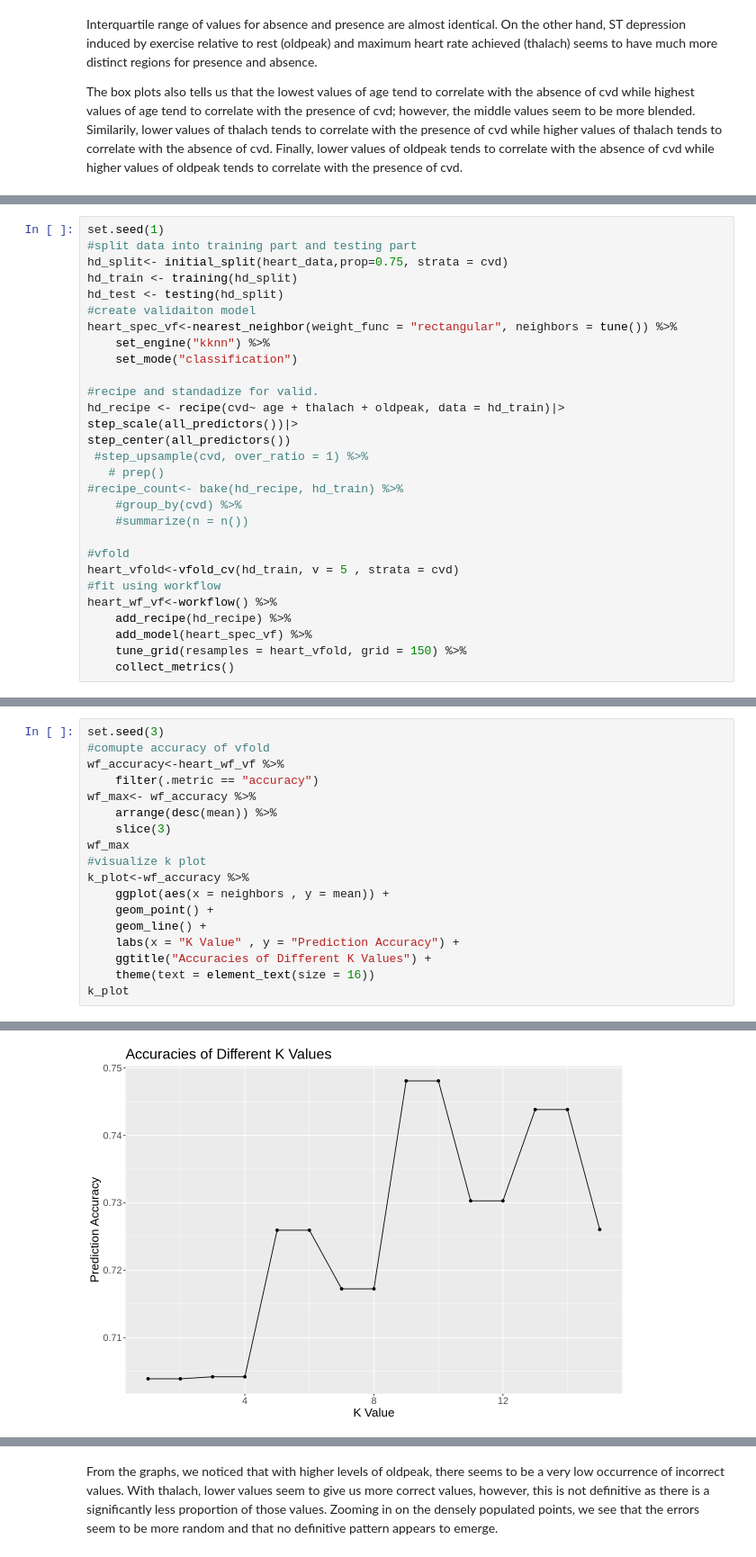
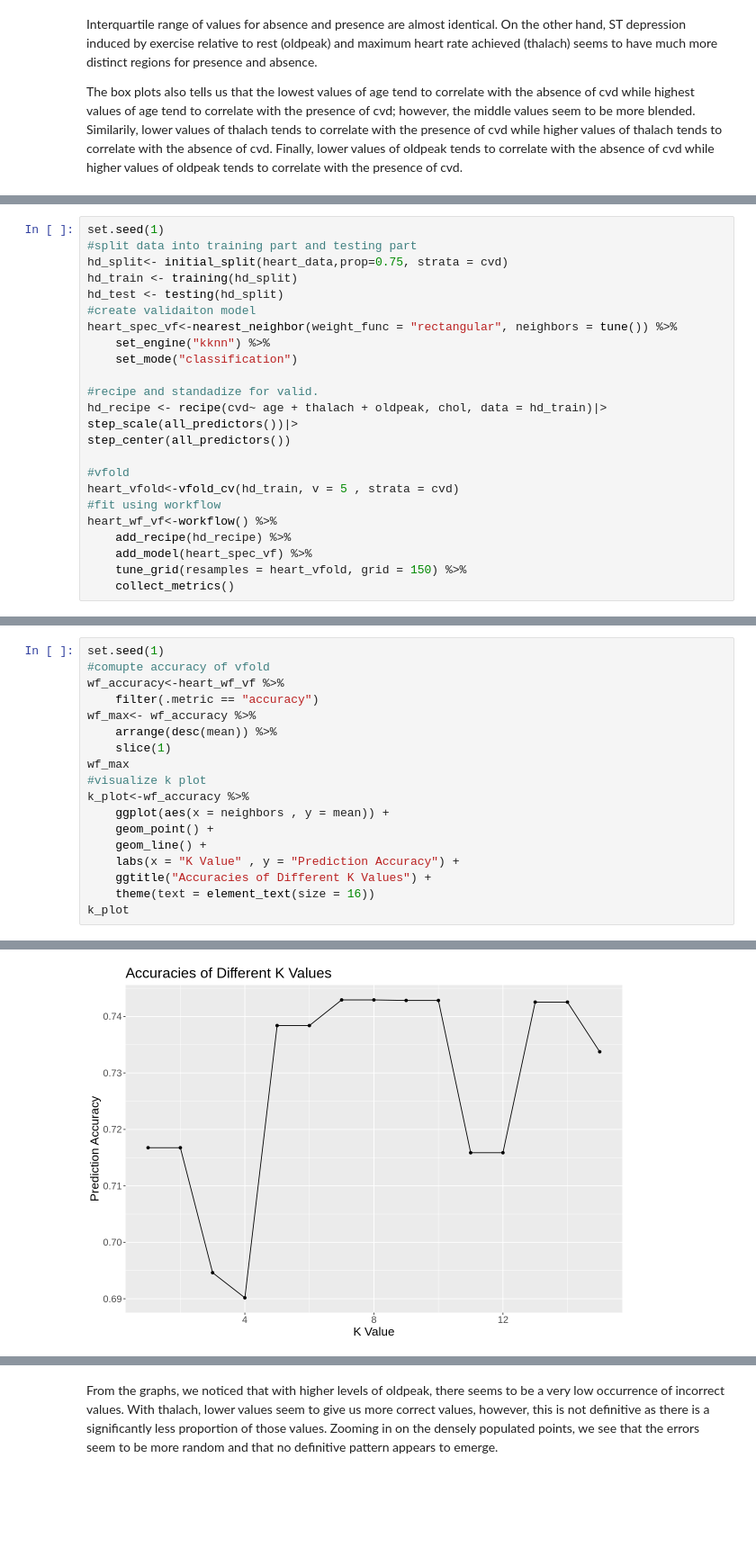
Before and after one commit to mcarbert/dsci_group_8, a Jupyter notebook: project_proposal.ipynb, the cells around one changed output, grey strips where cells are left out. Shown at 90% size. Cells and saved outputs as stored; diff of their text form; blank space fills up the shorter version.

```diff
--- a/project_proposal.ipynb
+++ b/project_proposal.ipynb
@@ -216,14 +141,9 @@ heart_spec_vf<-nearest_neighbor(weight_func = "rectangular", neighbors = tune())
     set_mode("classification")
 
 #recipe and standadize for valid.
-hd_recipe <- recipe(cvd~ age + thalach + oldpeak, data = hd_train)|>
+hd_recipe <- recipe(cvd~ age + thalach + oldpeak, chol, data = hd_train)|>
 step_scale(all_predictors())|>
 step_center(all_predictors())
- #step_upsample(cvd, over_ratio = 1) %>%
-   # prep()
-#recipe_count<- bake(hd_recipe, hd_train) %>%
-    #group_by(cvd) %>%
-    #summarize(n = n())
 
 #vfold
 heart_vfold<-vfold_cv(hd_train, v = 5 , strata = cvd)
@@ -238,11 +158,11 @@ After setting the random seed at 3 to ensure replicable randomness, we split the
 # %%
-set.seed(3)
+set.seed(1)
 #comupte accuracy of vfold
 wf_accuracy<-heart_wf_vf %>%
     filter(.metric == "accuracy")
 wf_max<- wf_accuracy %>%
     arrange(desc(mean)) %>%
-    slice(3)
+    slice(1)
 wf_max
 #visualize k plot
 k_plot<-wf_accuracy %>%
@@ -261,2 +181,2 @@ A tibble: 1 × 7
-[figure, old version]
+[figure, new version]
 # %% [markdown]
```
Also changed, not shown: parts of 15 cells of this notebook.
